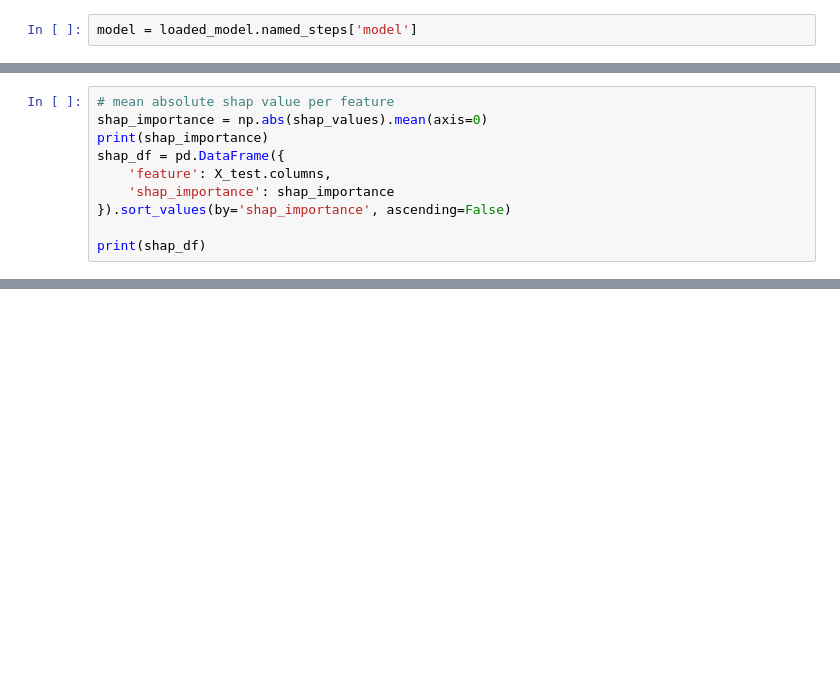
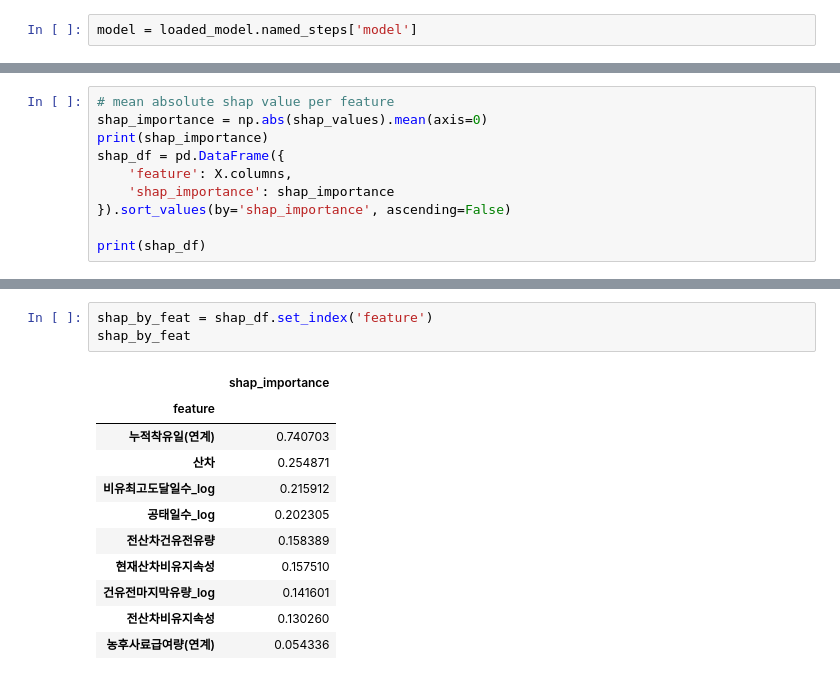
Before and after one commit to cye2020/Smart-Farm-Growth-Analytics, a Jupyter notebook: code/models/20251107_classify_cho.ipynb, the cells around one changed output, grey strips where cells are left out. Drawn from its saved outputs; the diff is of its cells as text; blank space fills up the shorter version.

```diff
--- a/code/models/20251107_classify_cho.ipynb
+++ b/code/models/20251107_classify_cho.ipynb
@@ -902,7 +915,7 @@ shap.summary_plot(shap_values, X_test)
 shap_importance = np.abs(shap_values).mean(axis=0)
 print(shap_importance)
 shap_df = pd.DataFrame({
-    'feature': X_test.columns,
+    'feature': X.columns,
     'shap_importance': shap_importance
 }).sort_values(by='shap_importance', ascending=False)
 
@@ -909,0 +936,15 @@ print(shap_df)
+# %%
+shap_by_feat = shap_df.set_index('feature')
+shap_by_feat
+# %% [output]
+|  | shap_importance |
+| feature |  |
+| 누적착유일(연계) | 0.740703 |
+| 산차 | 0.254871 |
+| 비유최고도달일수_log | 0.215912 |
+| 공태일수_log | 0.202305 |
+| 전산차건유전유량 | 0.158389 |
+| 현재산차비유지속성 | 0.157510 |
+| 건유전마지막유량_log | 0.141601 |
+| 전산차비유지속성 | 0.130260 |
+| 농후사료급여량(연계) | 0.054336 |
```
Also changed, not shown: parts of 12 cells of this notebook, 30 other files.
